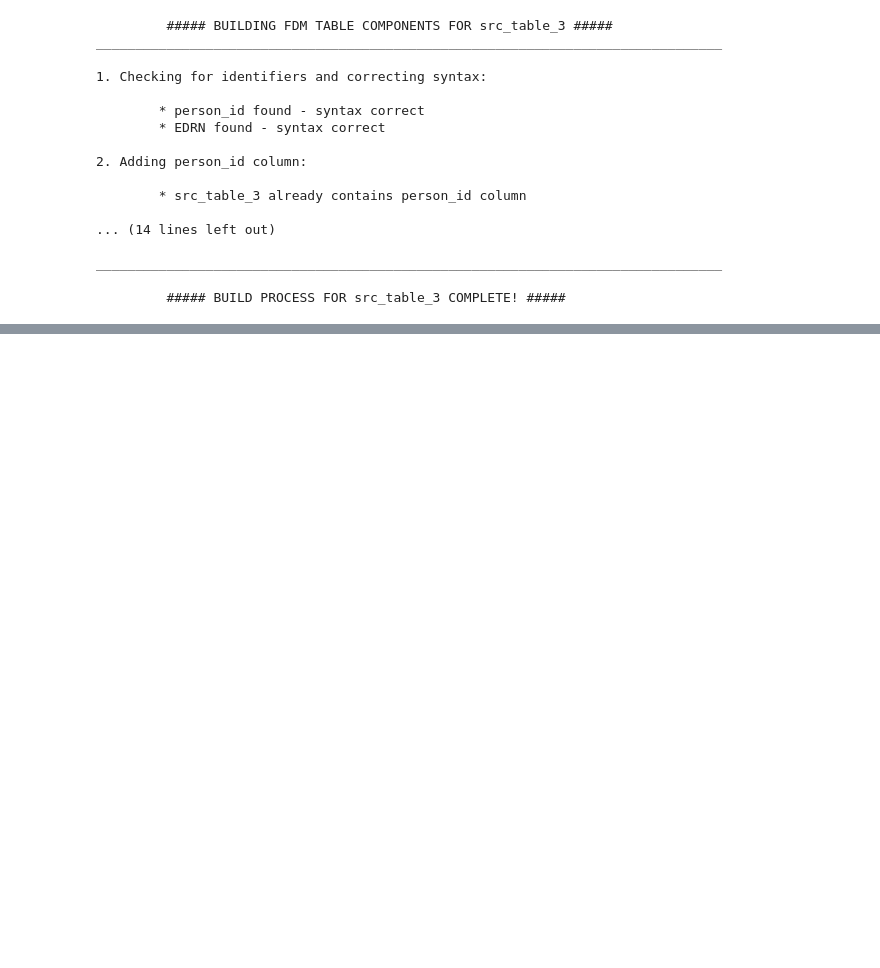
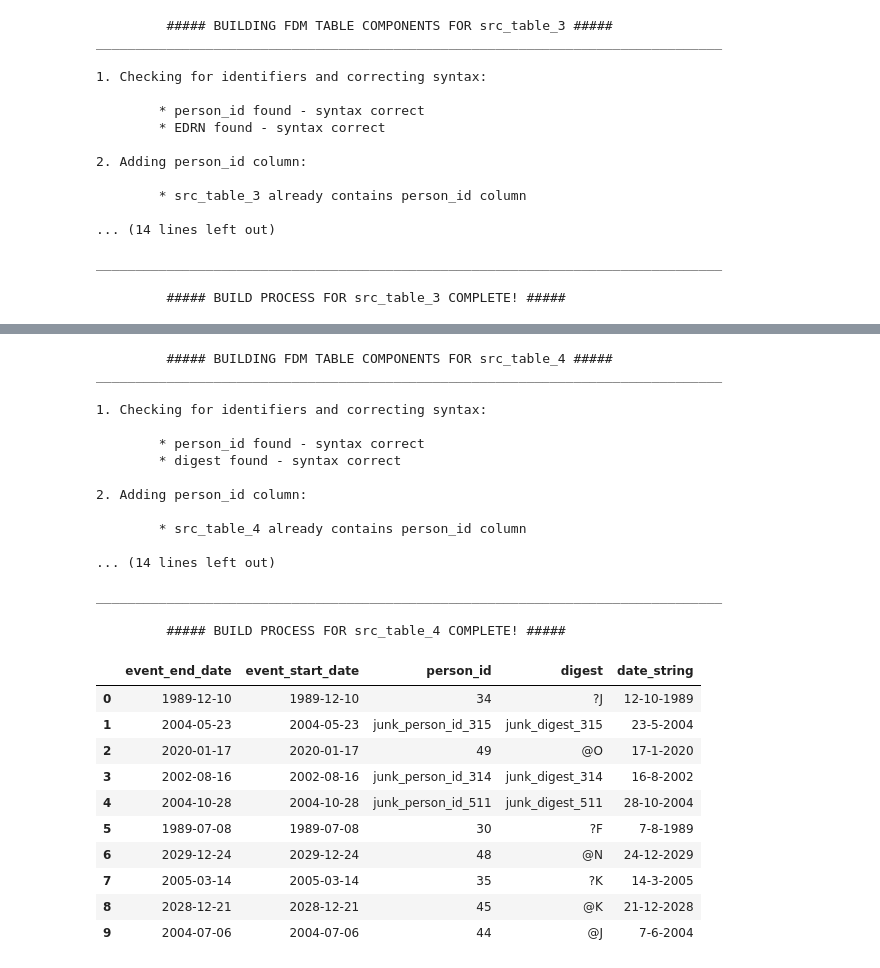
Before and after one commit to ConnectedBradford/FDM_Builder_Original, a Jupyter notebook: build_fdm_tools.ipynb, the cells around one changed output, grey strips where cells are left out. Drawn from its saved outputs; the diff is of its cells as text; code cells hidden in the pictures; blank space fills up the shorter version.

Commit message:
more tools for tables

```diff
--- a/build_fdm_tools.ipynb
+++ b/build_fdm_tools.ipynb
@@ -245,3 +253,8 @@ ________________________________________________________________________________
 ________________________________________________________________________________
 
          ##### BUILD PROCESS FOR src_table_3 COMPLETE! #####
+# %%
+table_4 = FDMTable(
+    source_table_full_id = f"{PROJECT}.CY_TESTS_SRC.src_table_4",
+    dataset_id="CY_TESTS_FDM"
+)
@@ -247,0 +280,33 @@ ________________________________________________________________________________
+# %%
+table_4.build(event_start_date_cols="date_string",
+              event_end_date_cols="date_string")
+table_4.head()
+# %% [output]
+         ##### BUILDING FDM TABLE COMPONENTS FOR src_table_4 #####
+________________________________________________________________________________
+
+1. Checking for identifiers and correcting syntax:
+
+        * person_id found - syntax correct
+        * digest found - syntax correct
+
+2. Adding person_id column:
+
+        * src_table_4 already contains person_id column
+
+... (14 lines left out)
+
+________________________________________________________________________________
+
+         ##### BUILD PROCESS FOR src_table_4 COMPLETE! #####
+|  | event_end_date | event_start_date | person_id | digest | date_string |
+| 0 | 1989-12-10 | 1989-12-10 | 34 | ?J | 12-10-1989 |
+| 1 | 2004-05-23 | 2004-05-23 | junk_person_id_315 | junk_digest_315 | 23-5-2004 |
+| 2 | 2020-01-17 | 2020-01-17 | 49 | @O | 17-1-2020 |
+| 3 | 2002-08-16 | 2002-08-16 | junk_person_id_314 | junk_digest_314 | 16-8-2002 |
+| 4 | 2004-10-28 | 2004-10-28 | junk_person_id_511 | junk_digest_511 | 28-10-2004 |
+| 5 | 1989-07-08 | 1989-07-08 | 30 | ?F | 7-8-1989 |
+| 6 | 2029-12-24 | 2029-12-24 | 48 | @N | 24-12-2029 |
+| 7 | 2005-03-14 | 2005-03-14 | 35 | ?K | 14-3-2005 |
+| 8 | 2028-12-21 | 2028-12-21 | 45 | @K | 21-12-2028 |
+| 9 | 2004-07-06 | 2004-07-06 | 44 | @J | 7-6-2004 |
```
Also changed, not shown: parts of 26 cells of this notebook, 2 other files.
